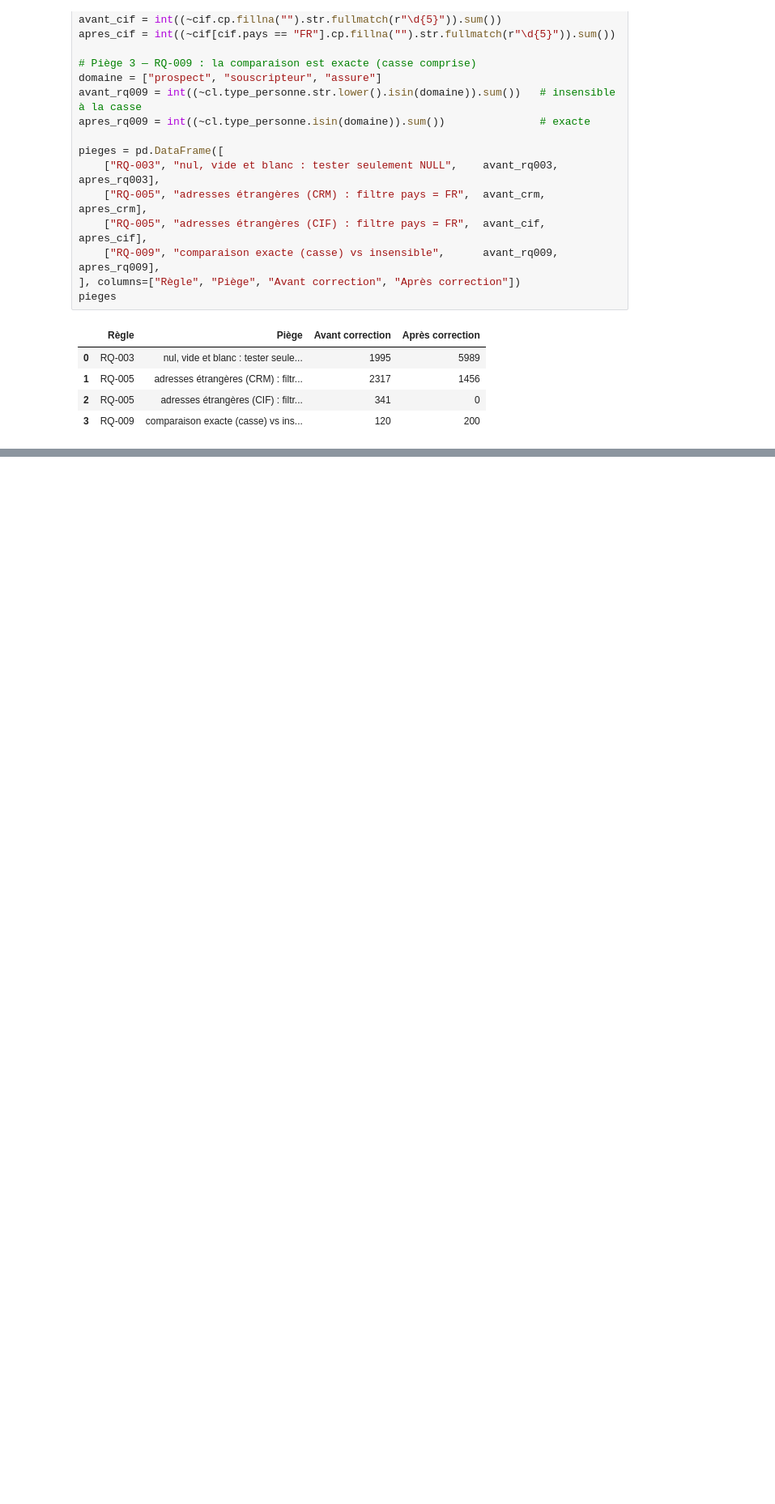
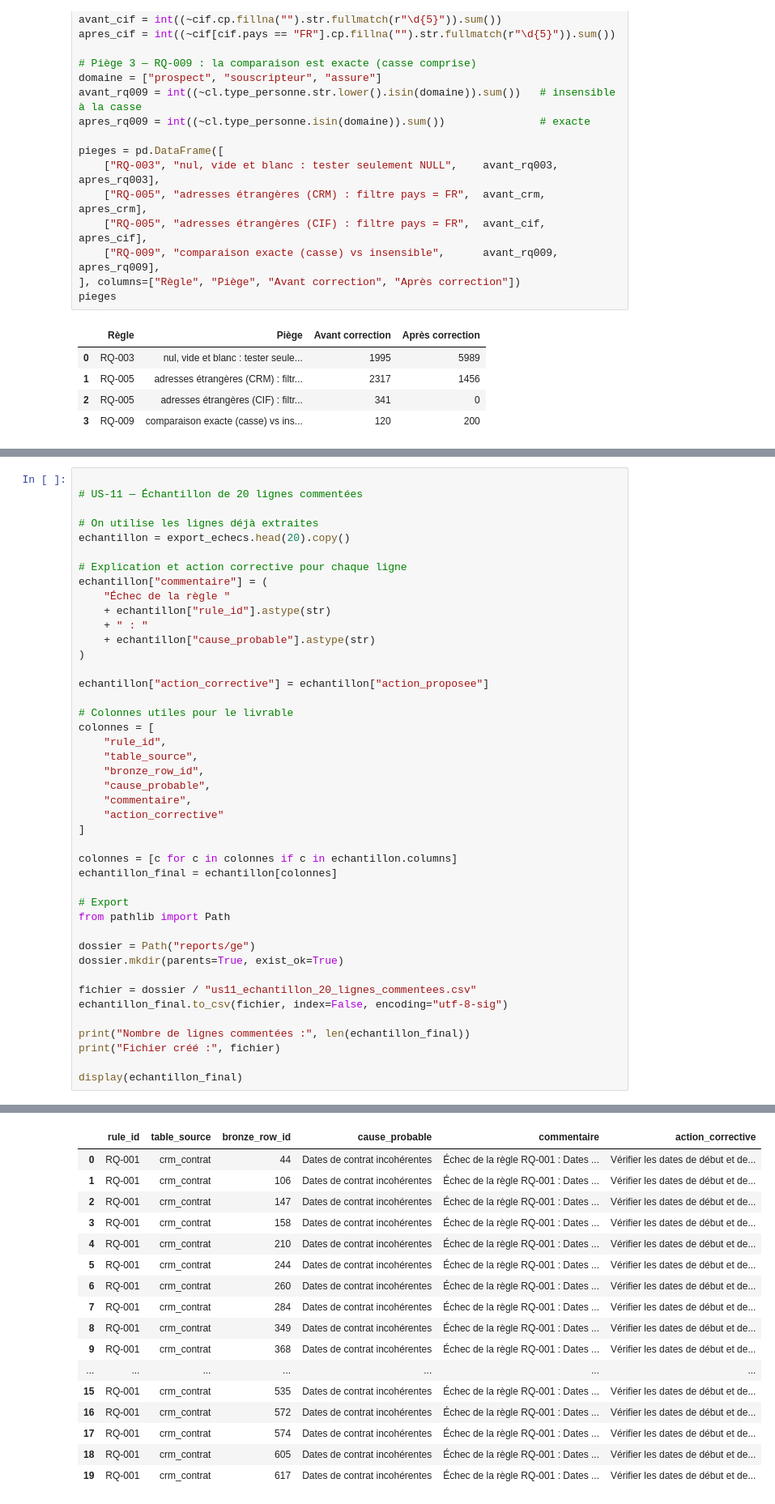
Before and after one commit to Samii05/td-qualite-g01, a Jupyter notebook: notebooks/S2_01.ipynb, the cells around one changed output, grey strips where cells are left out. Shown at 81% size. Saved outputs shown, nothing was run; the diff lists cells and outputs as text; blank space fills up the shorter version.

```diff
--- a/notebooks/S2_01.ipynb
+++ b/notebooks/S2_01.ipynb
@@ -262,0 +880,44 @@ pieges
+# %%
+
+# US-11 — Échantillon de 20 lignes commentées
+
+# On utilise les lignes déjà extraites
+echantillon = export_echecs.head(20).copy()
+
+# Explication et action corrective pour chaque ligne
+echantillon["commentaire"] = (
+    "Échec de la règle "
+    + echantillon["rule_id"].astype(str)
+    + " : "
+    + echantillon["cause_probable"].astype(str)
+)
+
+echantillon["action_corrective"] = echantillon["action_proposee"]
+
+# Colonnes utiles pour le livrable
+colonnes = [
+    "rule_id",
+    "table_source",
+    "bronze_row_id",
+    "cause_probable",
+    "commentaire",
+    "action_corrective"
+]
+
+colonnes = [c for c in colonnes if c in echantillon.columns]
+echantillon_final = echantillon[colonnes]
+
+# Export
+from pathlib import Path
+
+dossier = Path("reports/ge")
+dossier.mkdir(parents=True, exist_ok=True)
+
+fichier = dossier / "us11_echantillon_20_lignes_commentees.csv"
+echantillon_final.to_csv(fichier, index=False, encoding="utf-8-sig")
+
+print("Nombre de lignes commentées :", len(echantillon_final))
+print("Fichier créé :", fichier)
+
+display(echantillon_final)
+# %% [output]
@@ -262,0 +926,17 @@ pieges
+|  | rule_id | table_source | bronze_row_id | cause_probable | commentaire | action_corrective |
+| 0 | RQ-001 | crm_contrat | 44 | Dates de contrat incohérentes | Échec de la règle RQ-001 : Dates ... | Vérifier les dates de début et de... |
+| 1 | RQ-001 | crm_contrat | 106 | Dates de contrat incohérentes | Échec de la règle RQ-001 : Dates ... | Vérifier les dates de début et de... |
+| 2 | RQ-001 | crm_contrat | 147 | Dates de contrat incohérentes | Échec de la règle RQ-001 : Dates ... | Vérifier les dates de début et de... |
+| 3 | RQ-001 | crm_contrat | 158 | Dates de contrat incohérentes | Échec de la règle RQ-001 : Dates ... | Vérifier les dates de début et de... |
+| 4 | RQ-001 | crm_contrat | 210 | Dates de contrat incohérentes | Échec de la règle RQ-001 : Dates ... | Vérifier les dates de début et de... |
+| 5 | RQ-001 | crm_contrat | 244 | Dates de contrat incohérentes | Échec de la règle RQ-001 : Dates ... | Vérifier les dates de début et de... |
+| 6 | RQ-001 | crm_contrat | 260 | Dates de contrat incohérentes | Échec de la règle RQ-001 : Dates ... | Vérifier les dates de début et de... |
+| 7 | RQ-001 | crm_contrat | 284 | Dates de contrat incohérentes | Échec de la règle RQ-001 : Dates ... | Vérifier les dates de début et de... |
+| 8 | RQ-001 | crm_contrat | 349 | Dates de contrat incohérentes | Échec de la règle RQ-001 : Dates ... | Vérifier les dates de début et de... |
+| 9 | RQ-001 | crm_contrat | 368 | Dates de contrat incohérentes | Échec de la règle RQ-001 : Dates ... | Vérifier les dates de début et de... |
+| ... | ... | ... | ... | ... | ... | ... |
+| 15 | RQ-001 | crm_contrat | 535 | Dates de contrat incohérentes | Échec de la règle RQ-001 : Dates ... | Vérifier les dates de début et de... |
+| 16 | RQ-001 | crm_contrat | 572 | Dates de contrat incohérentes | Échec de la règle RQ-001 : Dates ... | Vérifier les dates de début et de... |
+| 17 | RQ-001 | crm_contrat | 574 | Dates de contrat incohérentes | Échec de la règle RQ-001 : Dates ... | Vérifier les dates de début et de... |
+| 18 | RQ-001 | crm_contrat | 605 | Dates de contrat incohérentes | Échec de la règle RQ-001 : Dates ... | Vérifier les dates de début et de... |
+| 19 | RQ-001 | crm_contrat | 617 | Dates de contrat incohérentes | Échec de la règle RQ-001 : Dates ... | Vérifier les dates de début et de... |
```
Also changed, not shown: parts of 13 cells of this notebook, 1 other file.
